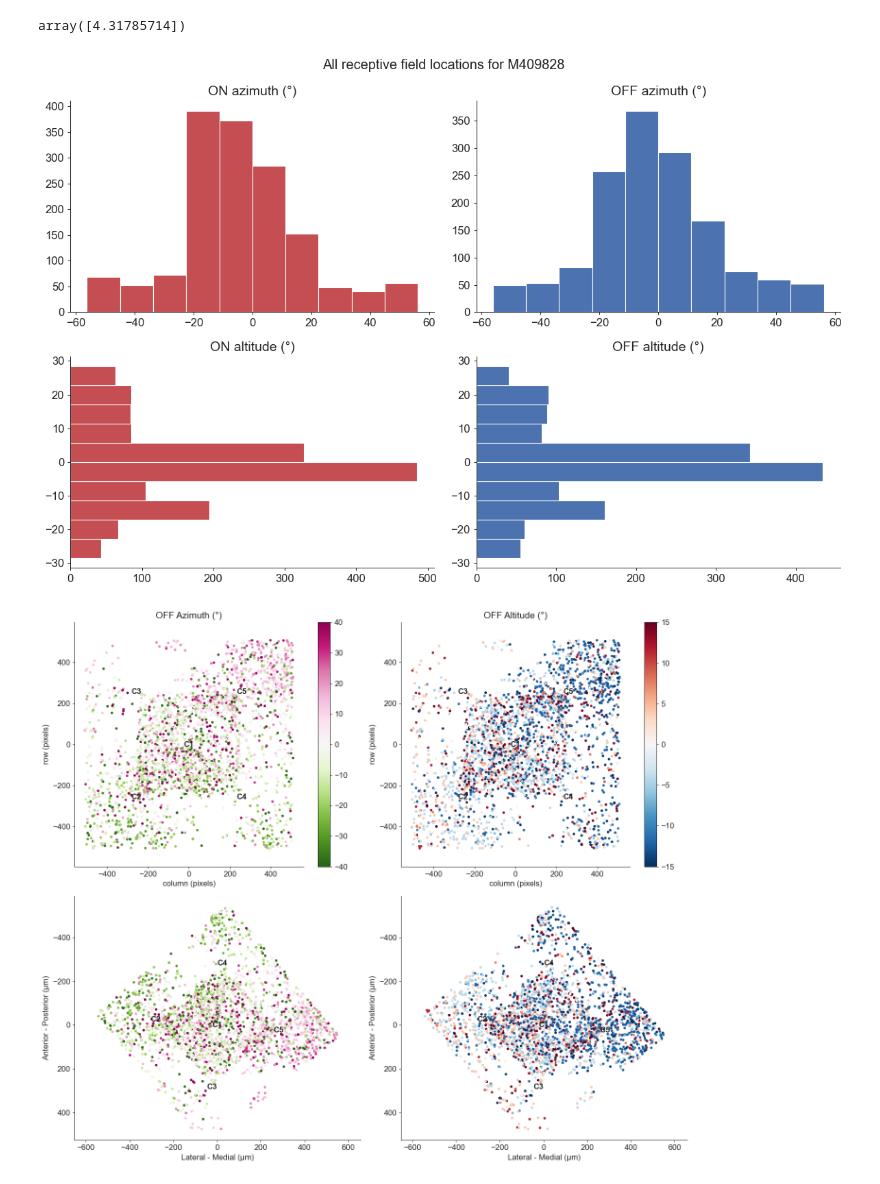
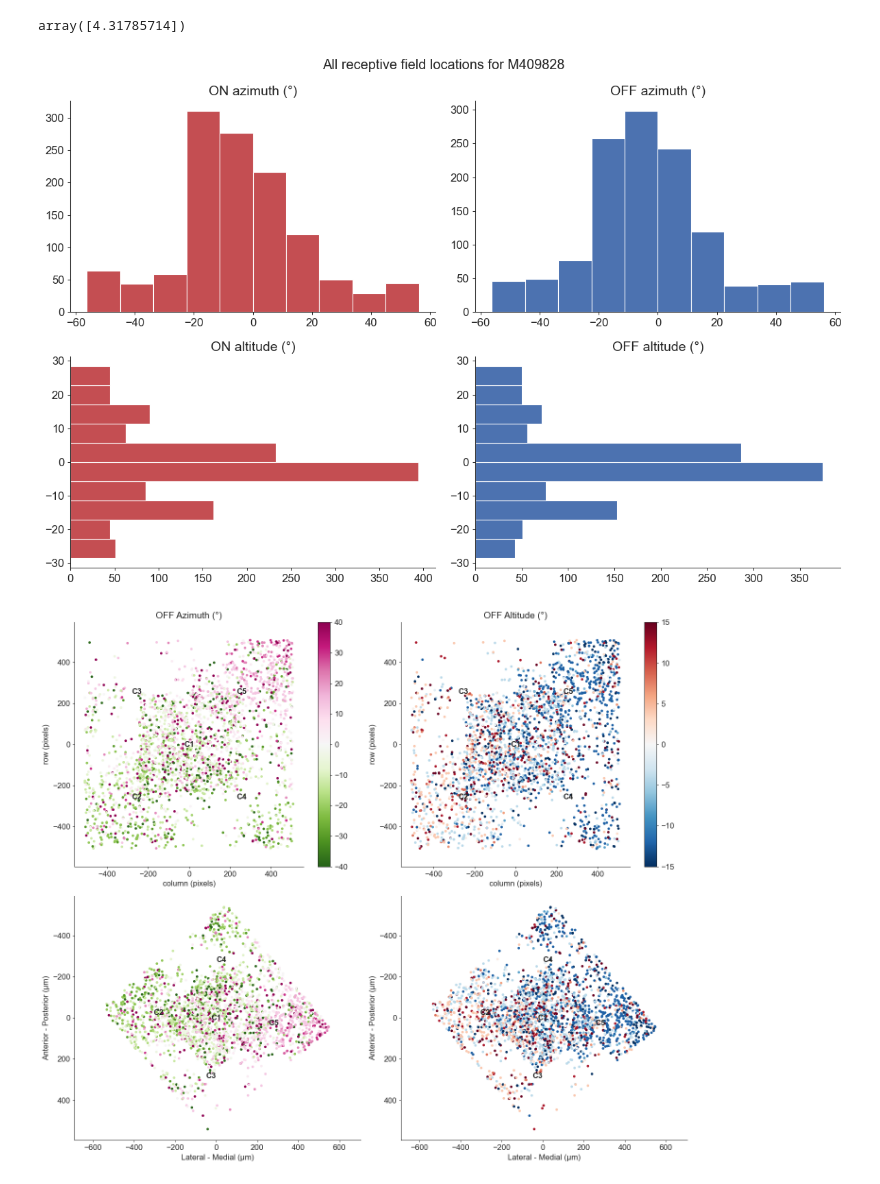
Before and after one commit to AllenInstitute/allen_v1dd, a Jupyter notebook: chase/analysis_notebooks/2023-03-02_2p-pixels-to-microns.ipynb, the cells around one changed output. Drawn from its saved outputs; the diff is of its cells as text; code cells hidden in the pictures.

Commit message:
LSN plots

```diff
--- a/chase/analysis_notebooks/2023-03-02_2p-pixels-to-microns.ipynb
+++ b/chase/analysis_notebooks/2023-03-02_2p-pixels-to-microns.ipynb
@@ -178,7 +178,7 @@ def get_h5_group(h5_file, group_names, create_if_not_exists=True, overwrite=Fals
 # Plot all RF locations
 fig, axs = plt.subplots(figsize=(12, 4), ncols=2)
 
-with h5py.File("../../data_frames/lsn.h5", "r") as f:
+with h5py.File("../../data_frames/lsn-events.h5", "r") as f:
     # for mouse_id in f.keys():
     mouse_id = "M409828"
     for cv_key in f[mouse_id].keys():
@@ -216,7 +216,7 @@ on_alt = []
 off_azi = []
 off_alt = []
 
-with h5py.File("../../data_frames/lsn.h5", "r") as f:
+with h5py.File("../../data_frames/lsn-events.h5", "r") as f:
     # for mouse_id in f.keys():
     mouse_id = "M409828"
     for cv_key in f[mouse_id].keys():
@@ -248,14 +248,14 @@ axs[1, 1].hist(off_alt, color="b", orientation="horizontal")
 fig.suptitle("All receptive field locations for M409828")
 fig.tight_layout()
 # %% [output]
-[figure, old version]
+[figure, new version]
 # %%
 fig, axs = plt.subplots(figsize=(14, 12), nrows=2, ncols=2)
 
 # rf_type, rf_type_idx = "ON", 0
 rf_type, rf_type_idx = "OFF", 1
 
-with h5py.File("../../data_frames/lsn.h5", "r") as f:
+with h5py.File("../../data_frames/lsn-events.h5", "r") as f:
     for mouse_id in ["M409828"]:
     # for mouse_id in f.keys():
         for cv_key in f[mouse_id].keys():
@@ -296,31 +296,31 @@ fig.colorbar(sc01, ax=axs[0, 1])
 #     s = 9
 
 #     axs[0].scatter(pixels_columns, pixels_rows, s=s, color=COLUMN_COLORS[column], label=f"Column {column}")
 #     axs[1].scatter(microns_lm, microns_ap, s=s, color=COLUMN_COLORS[column], label=f"Column {column}")
 
 axs[0, 0].set_title(f"{rf_type} Azimuth (°)")
 axs[0, 1].set_title(f"{rf_type} Altitude (°)")
 
 for column, (row, col) in COLUMN_CENTERS.items():
     y, x = transform_pixels_to_microns([row, col])
 
     for i in range(2):
         axs[0, i].text(x=col, y=row, s=f"C{column}", fontweight="bold", ha="center", va="center")
         axs[1, i].text(x=x, y=y, s=f"C{column}", fontweight="bold", ha="center", va="center")
 
 
 for ax in axs[0, :]:
     ax.set_xlabel("column (pixels)")
     ax.set_ylabel("row (pixels)")
     ax.axis("equal")
 
 # # axs[0].add_patch(plt.Rectangle((-512, 0), 512, 512, alpha=0.25))
 for ax in axs[1, :]:
     ax.invert_yaxis()
     ax.set_xlabel("Lateral - Medial (µm)")
     ax.set_ylabel("Anterior - Posterior (µm)")
     ax.axis("equal")
 
 fig.tight_layout()
 # %% [output]
-[figure, old version]
+[figure, new version]
```
Also changed, not shown: parts of 1 cell of this notebook.
